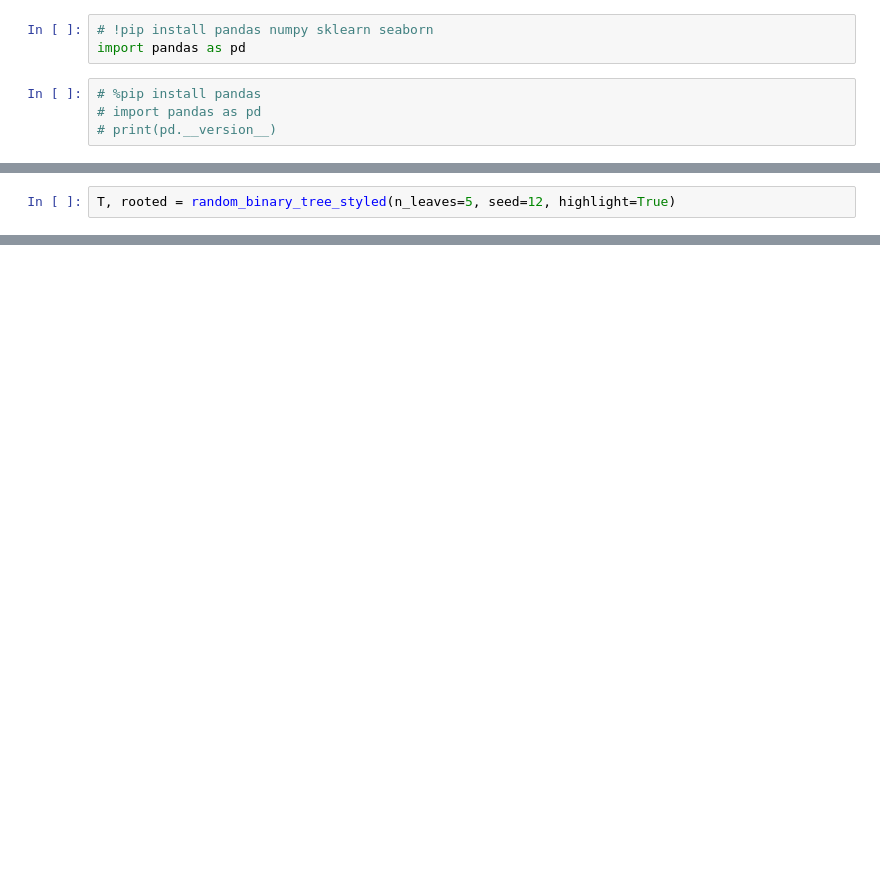
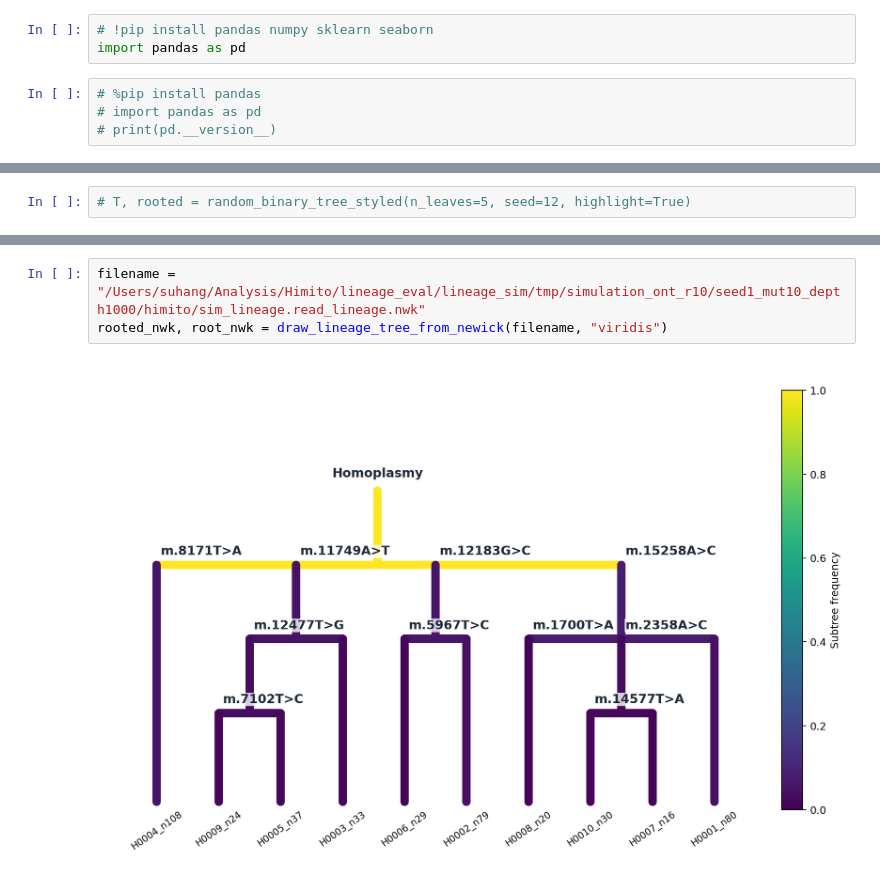
Before and after one commit to broadinstitute/Himito, a Jupyter notebook: initial_tree.ipynb, the cells around one changed output, grey strips where cells are left out. Saved outputs shown, nothing was run; the diff lists cells and outputs as text; blank space fills up the shorter version.

```diff
--- a/initial_tree.ipynb
+++ b/initial_tree.ipynb
@@ -225,4 +149,4 @@ Requirement already satisfied: six>=1.5 in /Users/suhang/Library/Python/3.13/lib
 Note: you may need to restart the kernel to use updated packages.
 [figure]
 # %%
-T, rooted = random_binary_tree_styled(n_leaves=5, seed=12, highlight=True)
+# T, rooted = random_binary_tree_styled(n_leaves=5, seed=12, highlight=True)
@@ -478,0 +483,5 @@ rooted_nwk, root_nwk = draw_lineage_tree_from_newick("/Users/suhang/Analysis/Him
+# %%
+filename = "/Users/suhang/Analysis/Himito/lineage_eval/lineage_sim/tmp/simulation_ont_r10/seed1_mut10_depth1000/himito/sim_lineage.read_lineage.nwk"
+rooted_nwk, root_nwk = draw_lineage_tree_from_newick(filename, "viridis")
+# %% [output]
+[figure, added]
```
Also changed, not shown: parts of 6 cells of this notebook, 2 other files.
